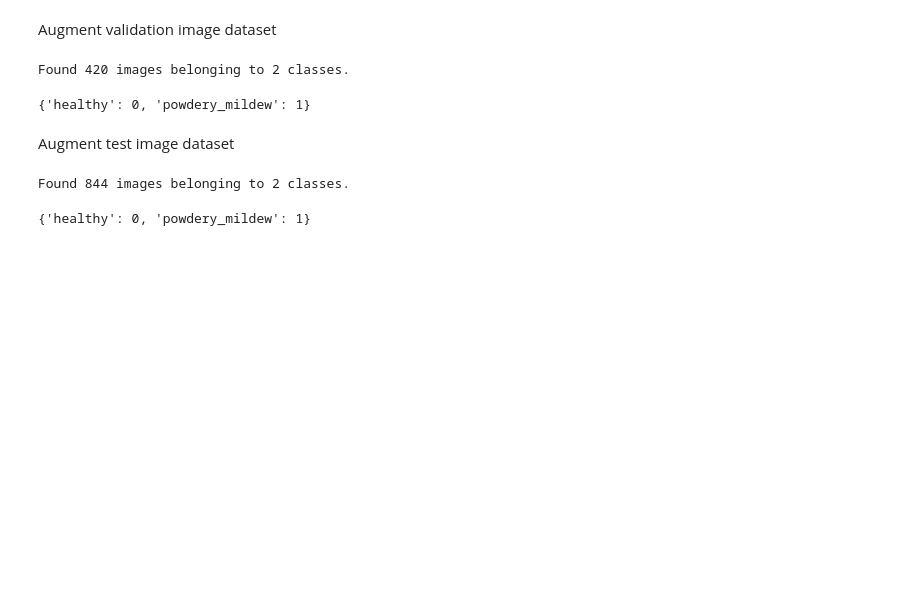
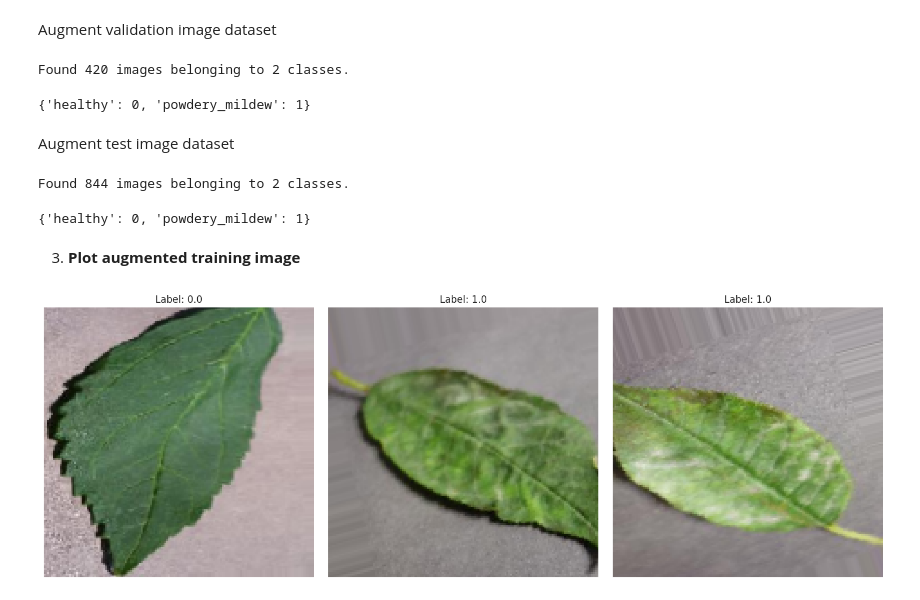
Before and after one commit to Mawadda-Kadi/mildew-detection-in-cherry-leaves, a Jupyter notebook: jupyter_notebooks/3-modelling-and-evaluating.ipynb, the cells around one changed output. Saved outputs shown, nothing was run; the diff lists cells and outputs as text; code cells hidden in the pictures; blank space fills up the shorter version.

Commit message:
modelling & evaluating: plot augmented training image

```diff
--- a/jupyter_notebooks/3-modelling-and-evaluating.ipynb
+++ b/jupyter_notebooks/3-modelling-and-evaluating.ipynb
@@ -228,3 +228,46 @@ test_set.class_indices
 # %% [output]
 Found 844 images belonging to 2 classes.
 {'healthy': 0, 'powdery_mildew': 1}
+# %% [markdown]
+3. **Plot augmented training image**
+# %%
+def plot_images(images_arr, labels_arr, num_images=3):
+    """
+    Take an array of images and labels, and an optional
+    num_images parameter specifying how many images to plot
+    """
+    # Ensure not to try to plot more images than we have
+    num_images = min(num_images, len(images_arr))
+
+    # Set up the plot with one row and 'num_images' columns
+    # Figure size is dynamically adjusted based on the number of images
+    fig, axes = plt.subplots(1, num_images, figsize=(5 * num_images, 5))
+    if num_images == 1:
+        axes = [axes]
+
+    # Loop through the first 'num_images' images and plot them
+    for i in range(num_images):
+        # Get the subplot axis
+        ax = axes[i]
+        # Get the image
+        img = images_arr[i]
+        # Get the label
+        label = labels_arr[i]
+        # Show the image on the subplot
+        ax.imshow(img)
+        # Set the title of the subplot to the image's label
+        ax.set_title(f"Label: {label}")
+        # Turn off the axis to only show the image
+        ax.axis('off')
+
+    # Adjust the layout so everything fits without overlapping
+    plt.tight_layout()
+    plt.show()
+
+# Fetch a batch of images and labels from the train_set iterator
+images, labels = next(train_set)
+
+# Plot the first 3 images from the batch
+plot_images(images, labels, num_images=3)
+# %% [output]
+[figure, added]
```
